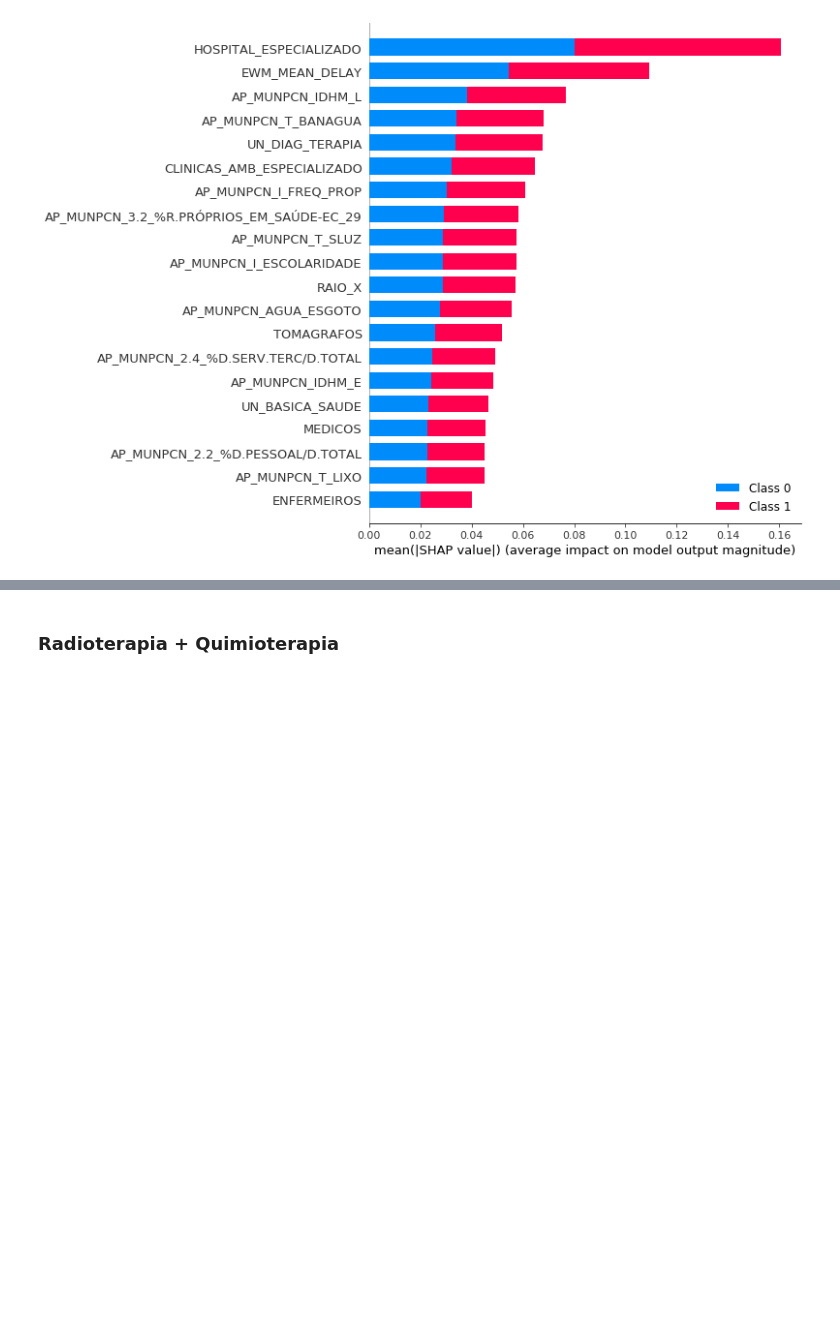
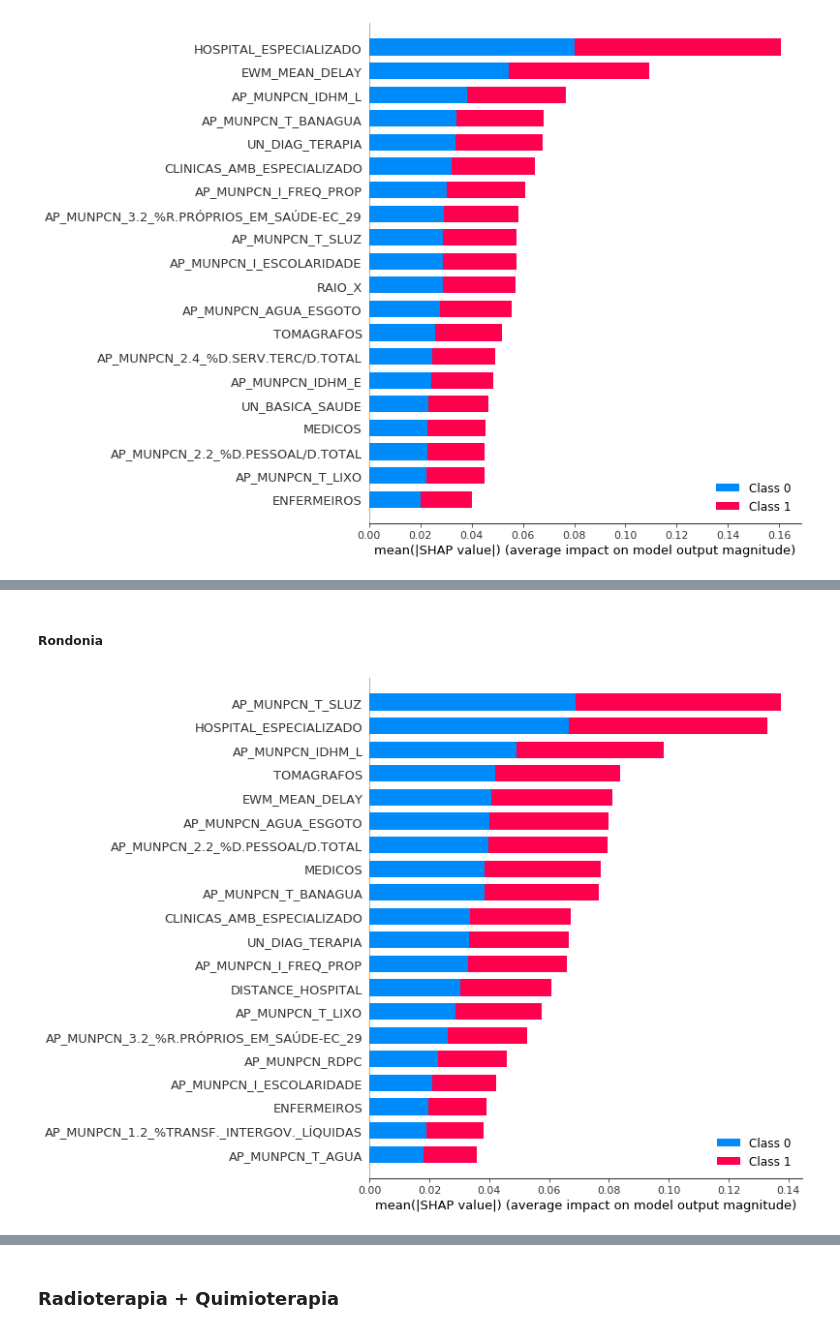
Before and after one commit to helderrezende/naliel_bcggamma, a Jupyter notebook: naliel/notebooks/Modelo-Linfoma.ipynb, the cells around one changed output, grey strips where cells are left out. Cells and saved outputs as stored; diff of their text form; code cells hidden in the pictures; blank space fills up the shorter version.

```diff
--- a/naliel/notebooks/Modelo-Linfoma.ipynb
+++ b/naliel/notebooks/Modelo-Linfoma.ipynb
@@ -79,0 +130,11 @@ shap.summary_plot(shap_values, X, plot_type="bar")
+# %% [markdown]
+##### Rondonia
+# %%
+X_RO = X_with_cep[X_with_cep['AP_MUNPCN_CODIGO_UF'] == 11].drop(['AP_MUNPCN_CODIGO_UF', 'AP_CEPPCN'], 1)
+
+explainer = shap.TreeExplainer(model)
+shap_values = explainer.shap_values(X_RO)
+
+shap.summary_plot(shap_values, X_RO, plot_type="bar")
+# %% [output]
+[figure, added]
```
Also changed, not shown: parts of 13 cells of this notebook.
